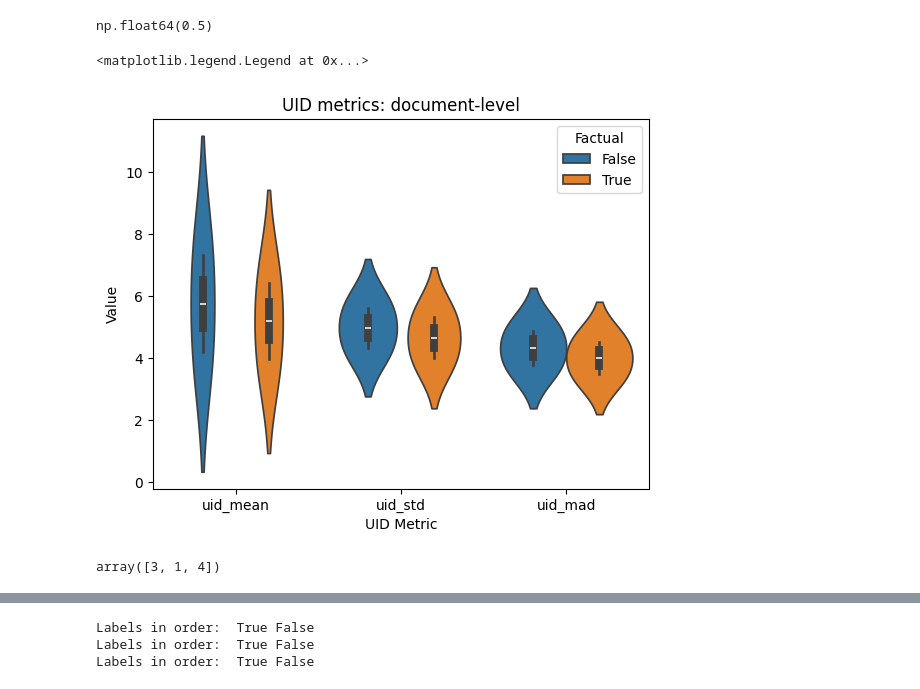
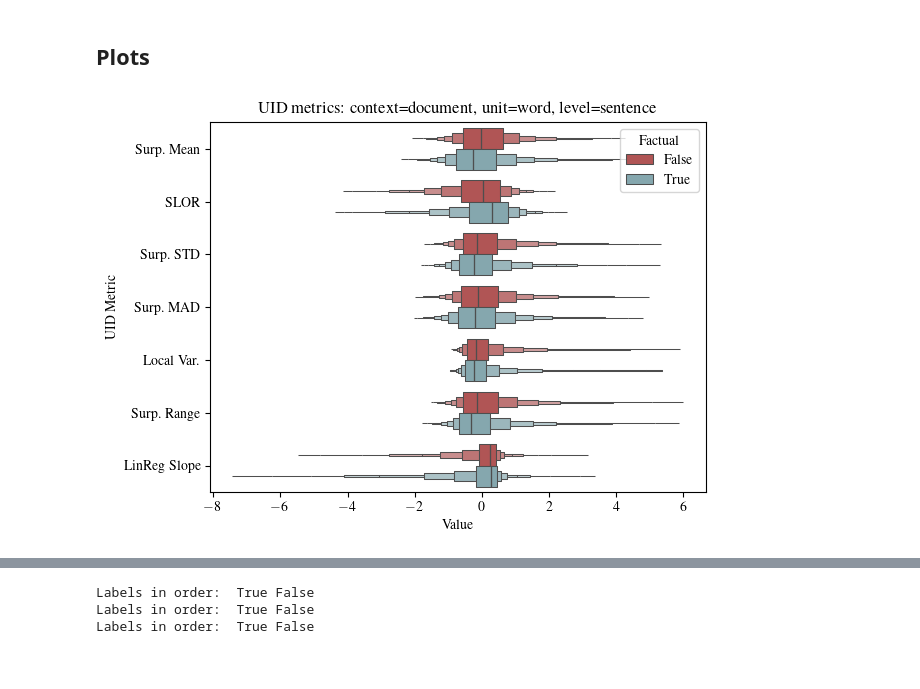
Before and after one commit to NolanChai/active-passive-alternations, a Jupyter notebook: notebooks/UID_analysis.ipynb, the cells around one changed output, grey strips where cells are left out. Cells and saved outputs as stored; diff of their text form; code cells hidden in the pictures.

Commit message:
feat: add plotting and analysis code to UID_analysis notebook

```diff
--- a/notebooks/UID_analysis.ipynb
+++ b/notebooks/UID_analysis.ipynb
@@ -28,7 +102,3 @@ uid_df = pd.read_csv(data_path).iloc[:, 1:]
 # %%
-uid_df[['factual', 'doc_name', 'pass_idx']] = uid_df['doc_id'].str.split("::", expand=True)
-uid_df['pass_idx'] = uid_df['pass_idx'].astype(int)
-passive_lookup = uid_df.groupby('doc_name').apply(lambda group: group['pass_idx'].unique()).to_dict()
-uid_df['passive'] = uid_df.apply(lambda row: row['sent_idx'] in passive_lookup[row['doc_name']], axis=1)
-uid_df['factual'] = ~((uid_df['factual'] == 'cf')
-                      & (uid_df['passive']))
+uid_df[['factual', 'doc_name', 'conv_idx', 'conversion']] = uid_df['doc_id'].str.split("::", expand=True)
+uid_df['conv_idx'] = uid_df['conv_idx'].astype(int)
@@ -43,0 +112,3 @@ uid_df.head()
+# %%
+sents_of_interest = uid_df.groupby("doc_name").apply(extract_sents_of_interest).reset_index().drop(columns="level_1")
+sents_of_interest.shape
@@ -44,14 +117,8 @@ uid_df.head()
 # %%
-context_lvl = 'document'
-passive_cf_comparison = uid_df[
-       (uid_df['context'] == context_lvl)
-       & (uid_df['passive'])
-       ]
-passive_cf_comparison['pass_cf'] = (passive_cf_comparison['passive'] & ~passive_cf_comparison['factual'])
-passive_cf_comparison['sentence_label'] = passive_cf_comparison.apply(
-       lambda row: "Counterfactual" if not row['factual'] else "Factual" if row['passive'] else "Unmanipulated",
-       axis=1)
-passive_cf_comparison['doc_sent'] = passive_cf_comparison['doc_name'] + passive_cf_comparison['sent_idx'].astype(str)
-passive_cf_comparison = passive_cf_comparison.groupby(['doc_name', 'sent_idx', 'factual']).first().reset_index()
-passive_cf_comparison.head()
+cf_comparison = sents_of_interest[sents_of_interest['context']==context_lvl]
+cf_comparison['factual'] = cf_comparison['factual'] == 'f'
+cf_comparison = cf_comparison.groupby(['doc_id', 'sent_idx']).first().sort_values(by=['doc_name', 'sent_idx']).reset_index()
+cf_comparison = cf_comparison.groupby(['doc_name', 'sent_idx']).filter(lambda g: g.shape[0] > 1)
+cf_comparison = cf_comparison.groupby(['doc_name', 'sent_idx']).apply(check_passive).reset_index()
+cf_comparison.head()
 # %% [output]
@@ -63,24 +131,24 @@ passive_cf_comparison.head()
-# %%
-passive_cf_comparison['factual'].mean()
-# %% [output]
-np.float64(0.5)
+# %%
+standard_scaler = StandardScaler()
+cf_comparison[metrics] = standard_scaler.fit_transform(cf_comparison[metrics])
+# %% [markdown]
+## Plots
 # %%
 fig, ax = plt.subplots()
-sns.violinplot(data=passive_cf_comparison.melt(
+sns.boxenplot(data=cf_comparison.melt(
        id_vars=['factual'],
-       value_vars=['uid_mean', 'uid_std', 'uid_mad'],
+       value_vars=metrics,
        var_name='UID Metric',
        value_name='Value'
        ),
-        hue='factual', y='Value', x='UID Metric', ax=ax)
-plt.title(f"UID metrics: {context_lvl}-level")
+        hue='factual', x='Value', y='UID Metric', ax=ax, palette=factuality_cmap,
+        showfliers=False)
+plt.title(f"UID metrics: context={context_lvl}, unit={uid_unit}, level={uid_level}")
 handles, labels = ax.get_legend_handles_labels()
 plt.legend(title="Factual")
+ax.set_yticks(ticks=metrics, labels=metrics_formatted)
+fig.savefig("../plots/uid_metrics" + plot_suffix,
+            dpi=200, bbox_inches='tight')
 # %% [output]
-<matplotlib.legend.Legend at 0x...>
-[figure, old version]
+[figure, new version]
-# %%
-np.diff(np.array([0, 3, 4, 8]))
-# %% [output]
-array([3, 1, 4])
 # %%
```
Also changed, not shown: parts of 25 cells of this notebook.
